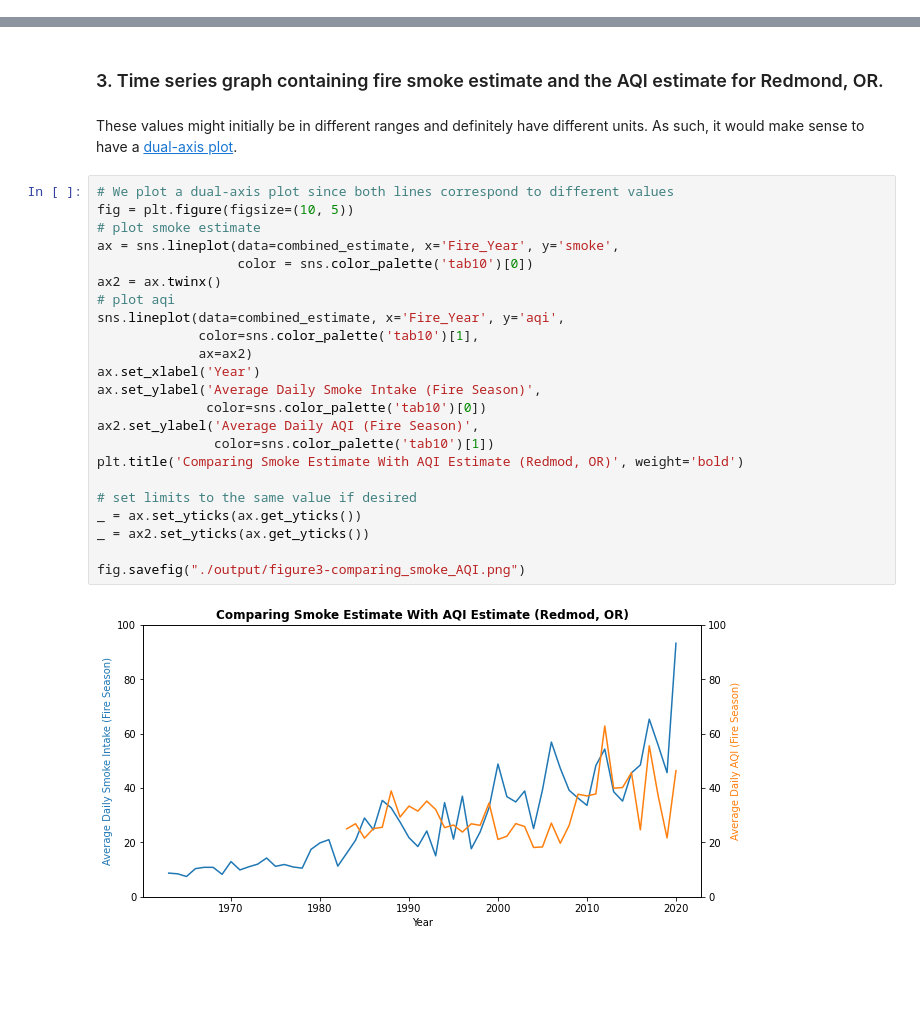
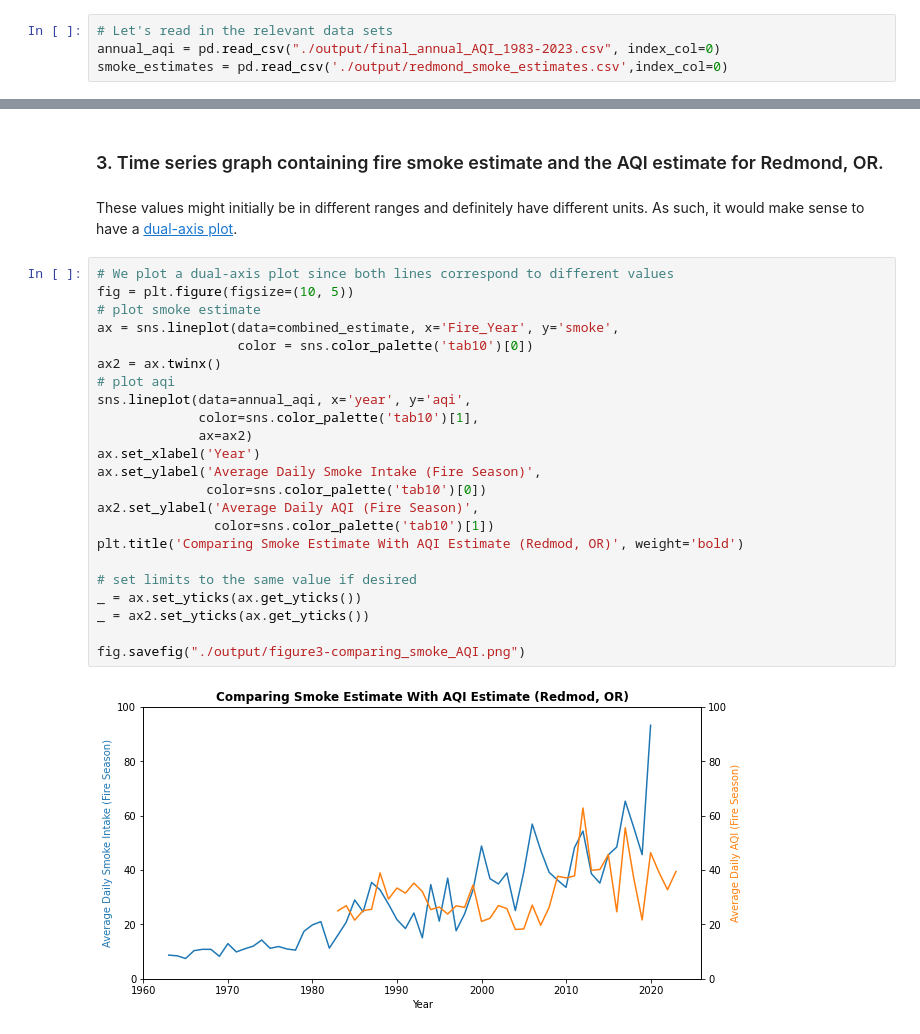
Before and after one commit to yashmanne/Wildfire-Analysis, a Jupyter notebook: analysis_part1-SmokeEstimates.ipynb, the cells around one changed output, grey strips where cells are left out. Cells and saved outputs as stored; diff of their text form; blank space fills up the shorter version.

```diff
--- a/analysis_part1-SmokeEstimates.ipynb
+++ b/analysis_part1-SmokeEstimates.ipynb
@@ -811,0 +623,4 @@ It's actually not bad! The increasing trend is captured but it can't seem to com
+# %%
+# Let's read in the relevant data sets
+annual_aqi = pd.read_csv("./output/final_annual_AQI_1983-2023.csv", index_col=0)
+smoke_estimates = pd.read_csv('./output/redmond_smoke_estimates.csv',index_col=0)
@@ -857,30 +851,30 @@ fig.savefig("./output/figure2-annual_burn_over_time.png")
 [figure]
 # %% [markdown]
 ### 3. Time series graph containing fire smoke estimate and the AQI estimate for Redmond, OR.
-# %% [markdown]
-These values might initially be in different ranges and definitely have different units. As such, it  would make sense to have a [dual-axis plot](https://inforiver.com/insights/dual-axis-charts-101-introduction-best-practices/).
+# %% [markdown]
+These values might initially be in different ranges and definitely have different units. As such, it  would make sense to have a [dual-axis plot](https://inforiver.com/insights/dual-axis-charts-101-introduction-best-practices/).
 # %%
 # We plot a dual-axis plot since both lines correspond to different values
 fig = plt.figure(figsize=(10, 5))
 # plot smoke estimate
 ax = sns.lineplot(data=combined_estimate, x='Fire_Year', y='smoke',
                   color = sns.color_palette('tab10')[0])
 ax2 = ax.twinx()
 # plot aqi
-sns.lineplot(data=combined_estimate, x='Fire_Year', y='aqi',
+sns.lineplot(data=annual_aqi, x='year', y='aqi',
              color=sns.color_palette('tab10')[1],
              ax=ax2)
 ax.set_xlabel('Year')
 ax.set_ylabel('Average Daily Smoke Intake (Fire Season)',
               color=sns.color_palette('tab10')[0])
 ax2.set_ylabel('Average Daily AQI (Fire Season)',
                color=sns.color_palette('tab10')[1])
 plt.title('Comparing Smoke Estimate With AQI Estimate (Redmod, OR)', weight='bold')
 
 # set limits to the same value if desired
 _ = ax.set_yticks(ax.get_yticks())
 _ = ax2.set_yticks(ax.get_yticks())
 
 fig.savefig("./output/figure3-comparing_smoke_AQI.png")
 # %% [output]
-[figure, old version]
+[figure, new version]
```
Also changed, not shown: parts of 80 cells of this notebook, 7 other files.
